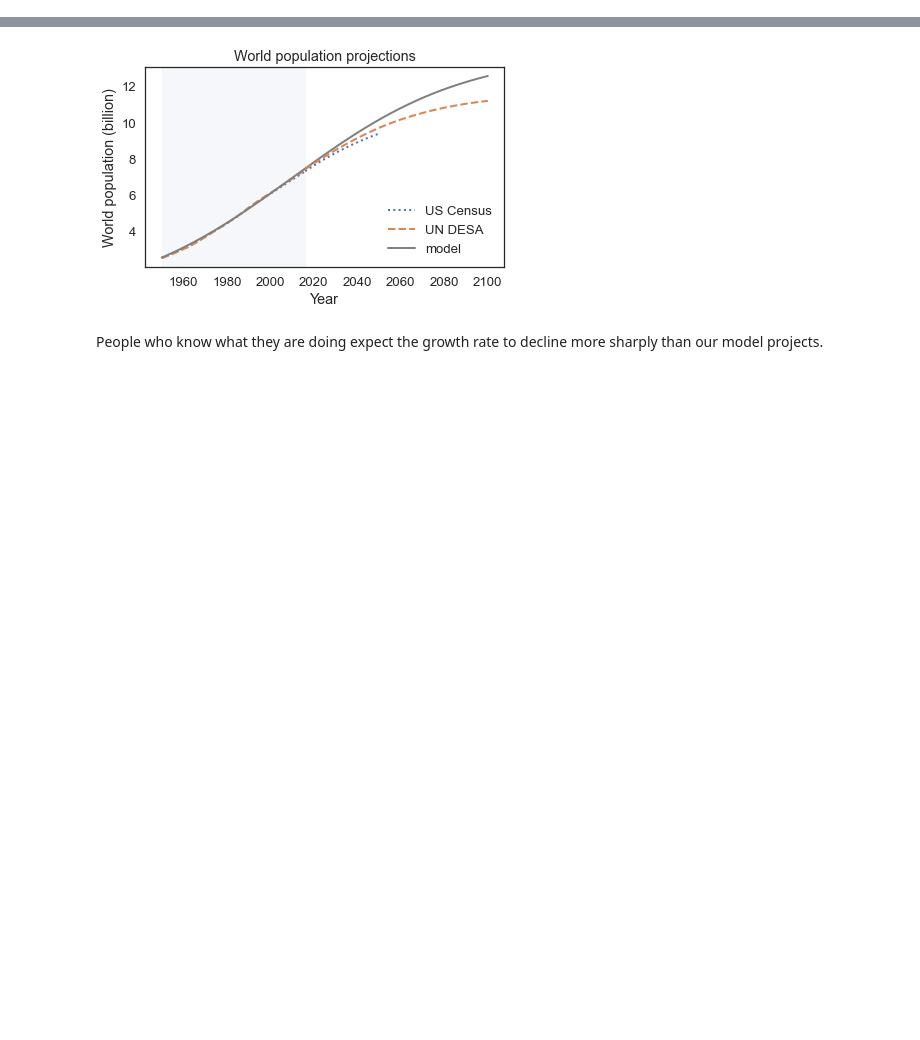
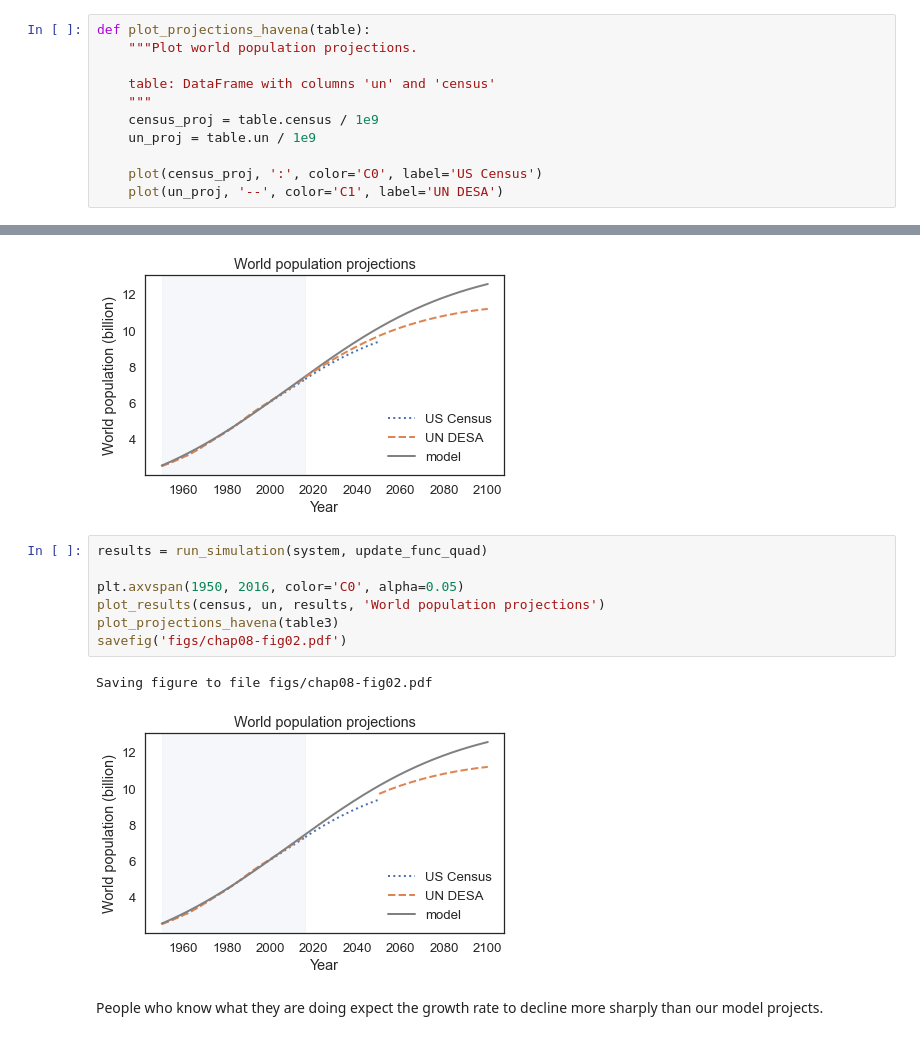
Before and after one commit to OwenZzzzOrganization/ModSimPy, a Jupyter notebook: notebooks/chap08.ipynb, the cells around one changed output, grey strips where cells are left out. Cells and saved outputs as stored; diff of their text form; blank space fills up the shorter version.

```diff
--- a/notebooks/chap08.ipynb
+++ b/notebooks/chap08.ipynb
@@ -213,6 +224,17 @@ def plot_projections(table):
 
     plot(census_proj.dropna(), ':', color='C0', label='US Census')
     plot(un_proj.dropna(), '--', color='C1', label='UN DESA')
+# %%
+def plot_projections_havena(table):
+    """Plot world population projections.
+
+    table: DataFrame with columns 'un' and 'census'
+    """
+    census_proj = table.census / 1e9
+    un_proj = table.un / 1e9
+
+    plot(census_proj, ':', color='C0', label='US Census')
+    plot(un_proj, '--', color='C1', label='UN DESA')
 # %% [markdown]
 Run the model until 2100, which is as far as the other projections go.
 # %%
@@ -238,6 +260,16 @@ savefig('figs/chap08-fig02.pdf')
 # %% [output]
 Saving figure to file figs/chap08-fig02.pdf
 [figure]
+# %%
+results = run_simulation(system, update_func_quad)
+
+plt.axvspan(1950, 2016, color='C0', alpha=0.05)
+plot_results(census, un, results, 'World population projections')
+plot_projections_havena(table3)
+savefig('figs/chap08-fig02.pdf')
+# %% [output]
+Saving figure to file figs/chap08-fig02.pdf
+[figure, added]
 # %% [markdown]
 People who know what they are doing expect the growth rate to decline more sharply than our model projects.
 # %% [markdown]
```
Also changed, not shown: parts of 1 cell of this notebook, 2 other files.
